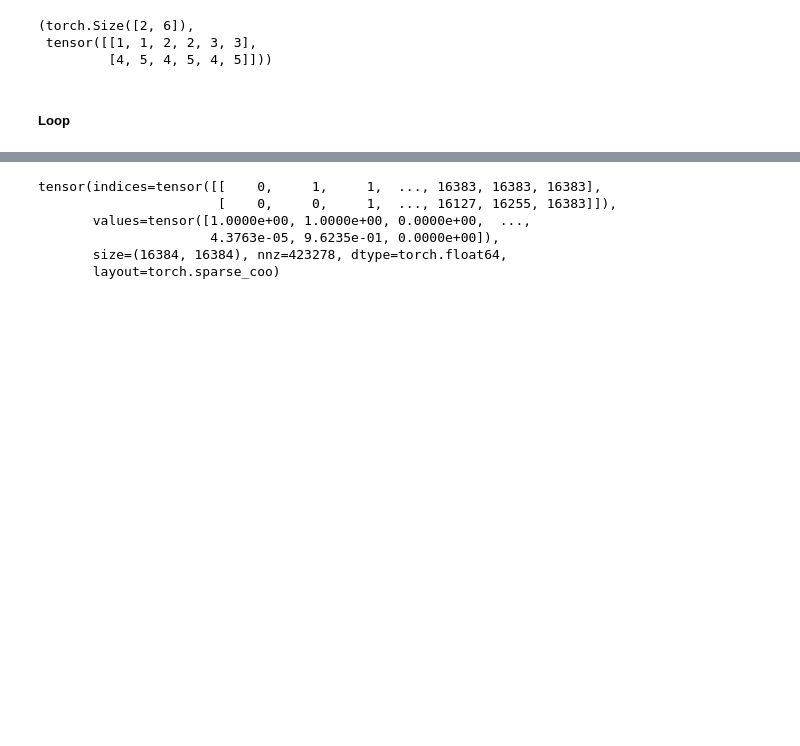
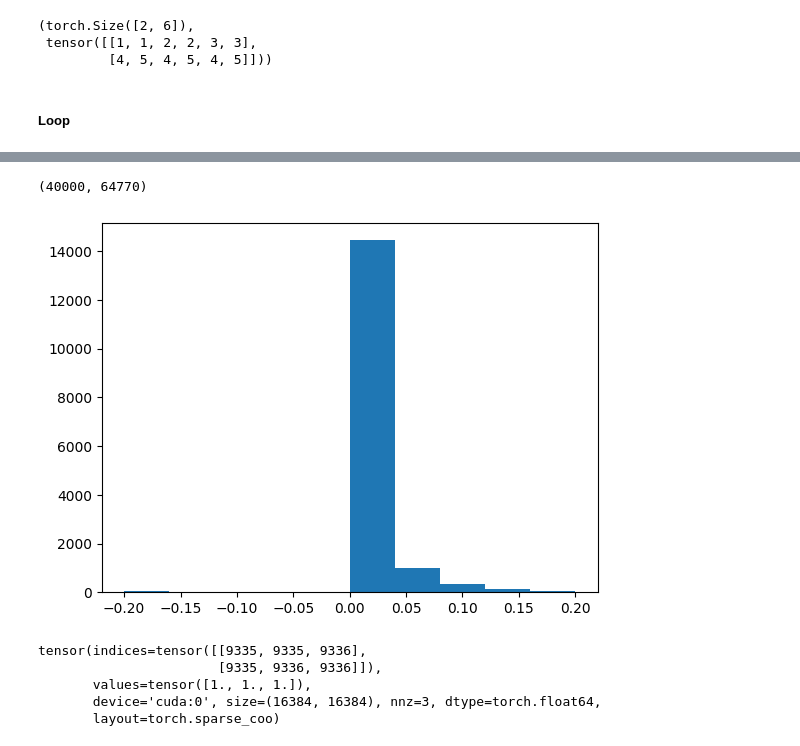
Before and after one commit to jpelayx/graph-segmentation, a Jupyter notebook: felzenszwalb.ipynb, the cells around one changed output, grey strips where cells are left out. Cells and saved outputs as stored; diff of their text form; code cells hidden in the pictures; blank space fills up the shorter version.

```diff
--- a/felzenszwalb.ipynb
+++ b/felzenszwalb.ipynb
@@ -700,21 +710,20 @@ $$ MInt(V_i, V_j) = \min(Int(V_i) + \tau(V_i), Int(V_j) + \tau(V_j))  \in R^{N \
 With $\min(\dots)$ actually as the Smooth Minimum Unit of all segment combinations. So, in the order of $N^2$. And,
 $$\tau(V_i) = \frac{k}{\{|C_i| | i \in V_i\}} \in R^N$$
 # %%
-def tau(v_idx, k=300):
+def tau(v_idx, k=500):
     return k/segment_size[v_idx]
 
 def MInt(Vi:torch.Tensor,
          Vj:torch.Tensor,
          mu:float = 0.025) -> tuple[torch.Tensor, torch.Tensor]:
     Vi_idx, Vj_idx = Vi.indices().flatten(), Vj.indices().flatten()
-    Vi_val = (I[Vi_idx] + tau(Vi_idx)) * Vi.values()
-    Vj_val = (I[Vj_idx] + tau(Vj_idx)) * Vj.values()
+    Vi_val = (internal_diffs[Vi_idx] + tau(Vi_idx)) # * Vi.values()
+    Vj_val = (internal_diffs[Vj_idx] + tau(Vj_idx)) # * Vj.values()
 
     Vi_val = Vi_val.unsqueeze(dim=1)
     Vj_val = Vj_val.unsqueeze(dim=0)
 
-    Vi_val = -(Vi_val @ torch.ones_like(Vj_val))
-    Vj_val = -(torch.ones_like(Vi_val) @ Vj_val)
+    Vi_val, Vj_val = -(Vi_val @ torch.ones_like(Vj_val)), -(torch.ones_like(Vi_val) @ Vj_val)
 
     #       Smooth Maximum Unit
     smu = -(Vi_val + Vj_val + torch.sqrt((Vi_val - Vj_val)**2 + mu**2))/2
@@ -729,7 +738,7 @@ def merge_probability(Vi:torch.Tensor,
     p_vi_idx, p_vj_idx = torch.meshgrid(Vi.indices().flatten(), Vj.indices().flatten(), indexing='ij')
     p_idx = torch.stack([p_vi_idx.flatten(), p_vj_idx.flatten()])
 
-    return torch.sparse_coo_tensor(p_idx, p_val, (n,n))
+    return torch.sparse_coo_tensor(p_idx, p_val, (n,n)).coalesce()
 # %%
 edge_weights.requires_grad = True
 
@@ -807,2 +831,6 @@ edge_idx, cost_idx = 0, 0
+# %%
+idx, len(edge_queue)
+# %% [output]
+(40000, 64770)
 # %%
 # with torch.no_grad():
@@ -823,11 +856,14 @@ for idx in range(len(edge_queue)):
-# %%
-S = S.coalesce()
-S
-# %% [output]
-tensor(indices=tensor([[    0,     1,     1,  ..., 16383, 16383, 16383],
-                       [    0,     0,     1,  ..., 16127, 16255, 16383]]),
-       values=tensor([1.0000e+00, 1.0000e+00, 0.0000e+00,  ...,
-                      4.3763e-05, 9.6235e-01, 0.0000e+00]),
-       size=(16384, 16384), nnz=423278, dtype=torch.float64,
-       layout=torch.sparse_coo)
+# %%
+plt.hist(internal_diffs.to('cpu'), range=(-0.2,0.2))
+plt.show()
+# %% [output]
+[figure, added]
+# %%
+get_nodes_from_segments(S, Vj.indices())
+# %% [output]
+tensor(indices=tensor([[9335, 9335, 9336],
+                       [9335, 9336, 9336]]),
+       values=tensor([1., 1., 1.]),
+       device='cuda:0', size=(16384, 16384), nnz=3, dtype=torch.float64,
+       layout=torch.sparse_coo)
 # %%
```
Also changed, not shown: parts of 32 cells of this notebook.
